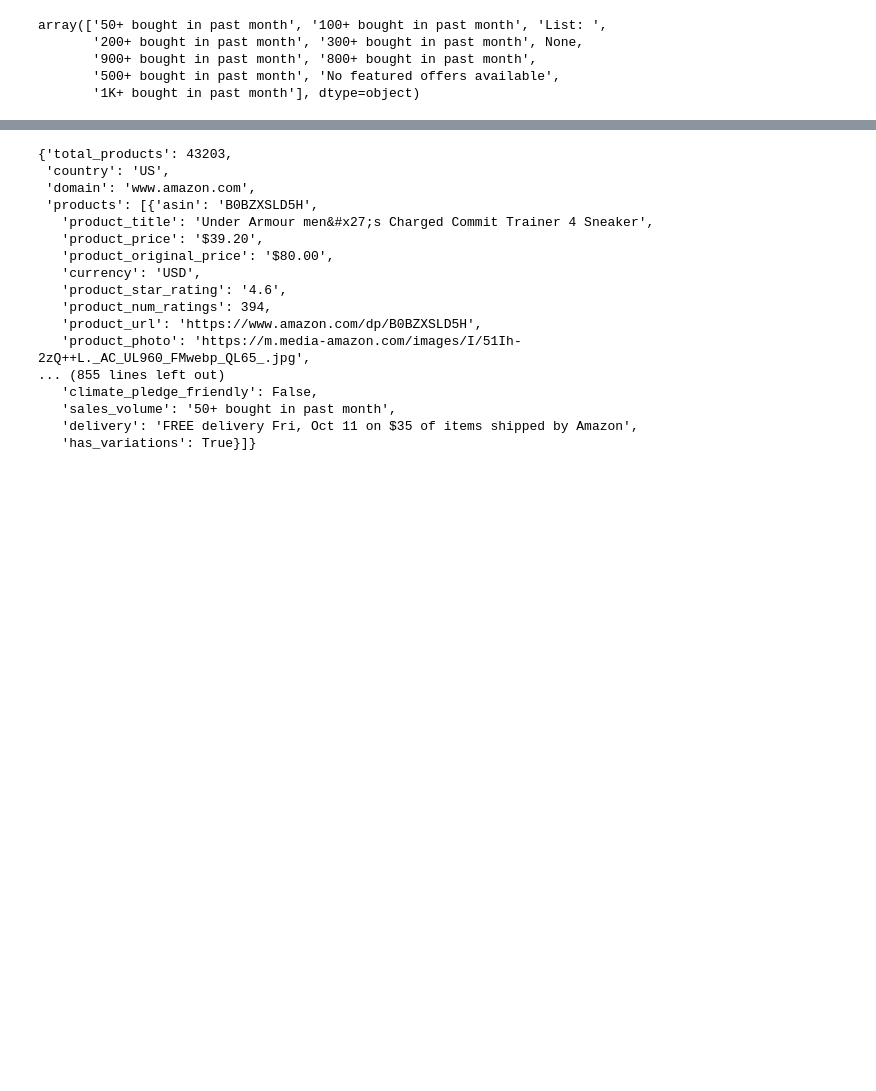
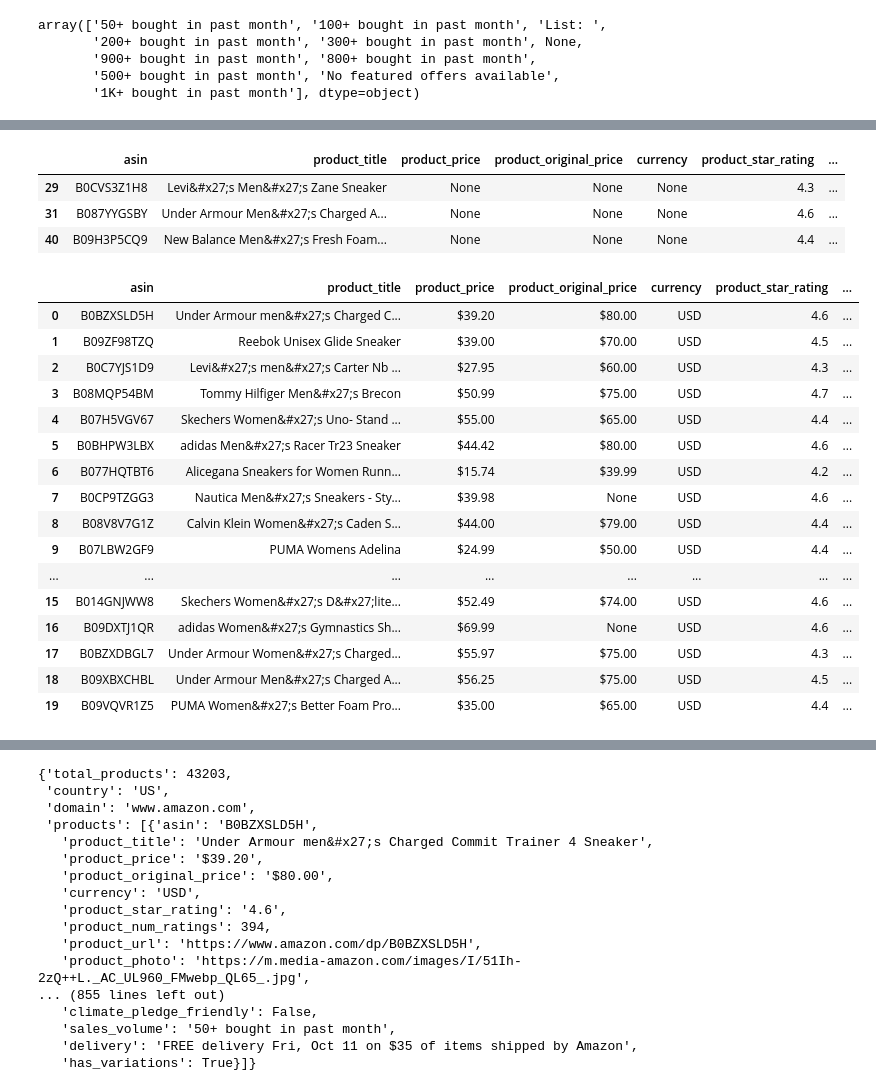
Before and after one commit to santiagoahl/amazon-mlops-dashboard, a Jupyter notebook: notebooks/tennis_demand.ipynb, the cells around one changed output, grey strips where cells are left out. Drawn from its saved outputs; the diff is of its cells as text; code cells hidden in the pictures; blank space fills up the shorter version.

```diff
--- a/notebooks/tennis_demand.ipynb
+++ b/notebooks/tennis_demand.ipynb
@@ -97,0 +130,27 @@ KeyError: 'total_products'
+# %%
+tenis_data[tenis_data['currency']!='USD']
+# %% [output]
+|  | asin | product_title | product_price | product_original_price | currency | product_star_rating | ... |
+| 29 | B0CVS3Z1H8 | Levi&#x27;s Men&#x27;s Zane Sneaker | None | None | None | 4.3 | ... |
+| 31 | B087YYGSBY | Under Armour Men&#x27;s Charged A... | None | None | None | 4.6 | ... |
+| 40 | B09H3P5CQ9 | New Balance Men&#x27;s Fresh Foam... | None | None | None | 4.4 | ... |
+# %%
+tenis_data.head(20)
+# %% [output]
+|  | asin | product_title | product_price | product_original_price | currency | product_star_rating | ... |
+| 0 | B0BZXSLD5H | Under Armour men&#x27;s Charged C... | $39.20 | $80.00 | USD | 4.6 | ... |
+| 1 | B09ZF98TZQ | Reebok Unisex Glide Sneaker | $39.00 | $70.00 | USD | 4.5 | ... |
+| 2 | B0C7YJS1D9 | Levi&#x27;s men&#x27;s Carter Nb ... | $27.95 | $60.00 | USD | 4.3 | ... |
+| 3 | B08MQP54BM | Tommy Hilfiger Men&#x27;s Brecon | $50.99 | $75.00 | USD | 4.7 | ... |
+| 4 | B07H5VGV67 | Skechers Women&#x27;s Uno- Stand ... | $55.00 | $65.00 | USD | 4.4 | ... |
+| 5 | B0BHPW3LBX | adidas Men&#x27;s Racer Tr23 Sneaker | $44.42 | $80.00 | USD | 4.6 | ... |
+| 6 | B077HQTBT6 | Alicegana Sneakers for Women Runn... | $15.74 | $39.99 | USD | 4.2 | ... |
+| 7 | B0CP9TZGG3 | Nautica Men&#x27;s Sneakers - Sty... | $39.98 | None | USD | 4.6 | ... |
+| 8 | B08V8V7G1Z | Calvin Klein Women&#x27;s Caden S... | $44.00 | $79.00 | USD | 4.4 | ... |
+| 9 | B07LBW2GF9 | PUMA Womens Adelina | $24.99 | $50.00 | USD | 4.4 | ... |
+| ... | ... | ... | ... | ... | ... | ... | ... |
+| 15 | B014GNJWW8 | Skechers Women&#x27;s D&#x27;lite... | $52.49 | $74.00 | USD | 4.6 | ... |
+| 16 | B09DXTJ1QR | adidas Women&#x27;s Gymnastics Sh... | $69.99 | None | USD | 4.6 | ... |
+| 17 | B0BZXDBGL7 | Under Armour Women&#x27;s Charged... | $55.97 | $75.00 | USD | 4.3 | ... |
+| 18 | B09XBXCHBL | Under Armour Men&#x27;s Charged A... | $56.25 | $75.00 | USD | 4.5 | ... |
+| 19 | B09VQVR1Z5 | PUMA Women&#x27;s Better Foam Pro... | $35.00 | $65.00 | USD | 4.4 | ... |
```
Also changed, not shown: parts of 34 cells of this notebook, 2 other files.
